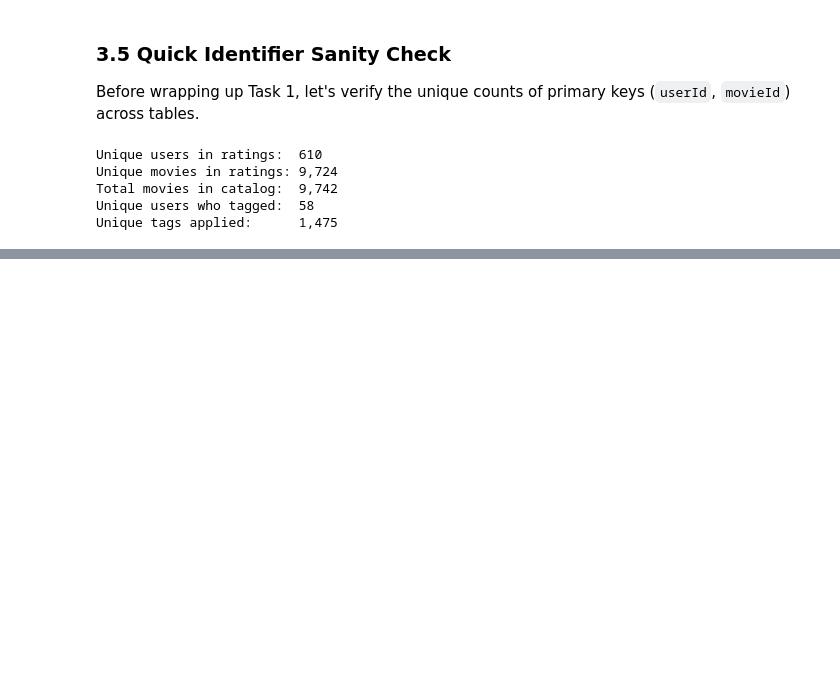
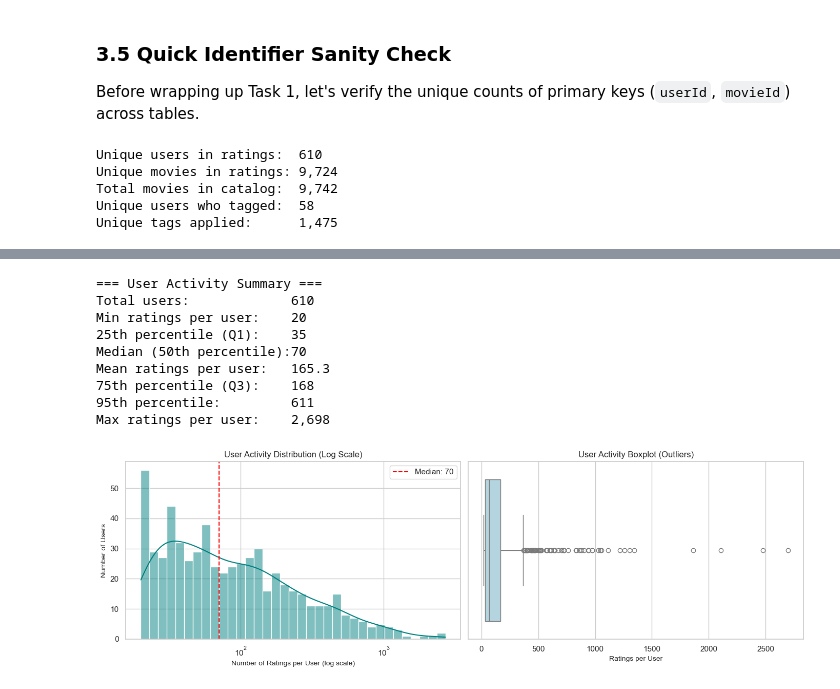
Before and after one commit to 2026-ADS-B1/team-B1-recsys, a Jupyter notebook: notebooks/eda_ratings.ipynb, the cells around one changed output, grey strips where cells are left out. Drawn from its saved outputs; the diff is of its cells as text; code cells hidden in the pictures; blank space fills up the shorter version.

```diff
--- a/notebooks/eda_ratings.ipynb
+++ b/notebooks/eda_ratings.ipynb
@@ -181,0 +280,43 @@ Unique tags applied:      1,475
+# %%
+# Group ratings by userId
+user_activity = ratings.groupby('userId').size()
+
+print('=== User Activity Summary ===')
+print(f"Total users:             {len(user_activity):,}")
+print(f"Min ratings per user:    {user_activity.min():,}")
+print(f"25th percentile (Q1):    {user_activity.quantile(0.25):.0f}")
+print(f"Median (50th percentile):{user_activity.median():.0f}")
+print(f"Mean ratings per user:   {user_activity.mean():.1f}")
+print(f"75th percentile (Q3):    {user_activity.quantile(0.75):.0f}")
+print(f"95th percentile:         {user_activity.quantile(0.95):.0f}")
+print(f"Max ratings per user:    {user_activity.max():,}")
+
+# Visualization: Long-tail distribution and Boxplot
+fig, (ax1, ax2) = plt.subplots(1, 2, figsize=(14, 4.5))
+
+# Subplot 1: Distribution with log scale
+sns.histplot(user_activity, bins=35, kde=True, color='teal', ax=ax1, log_scale=True)
+ax1.set_title('User Activity Distribution (Log Scale)', fontsize=12)
+ax1.set_xlabel('Number of Ratings per User (log scale)', fontsize=10)
+ax1.set_ylabel('Number of Users', fontsize=10)
+ax1.axvline(user_activity.median(), color='red', linestyle='--', label=f'Median: {user_activity.median():.0f}')
+ax1.legend()
+
+# Subplot 2: Boxplot
+sns.boxplot(x=user_activity, color='lightblue', ax=ax2)
+ax2.set_title('User Activity Boxplot (Outliers)', fontsize=12)
+ax2.set_xlabel('Ratings per User', fontsize=10)
+
+plt.tight_layout()
+plt.show()
+# %% [output]
+=== User Activity Summary ===
+Total users:             610
+Min ratings per user:    20
+25th percentile (Q1):    35
+Median (50th percentile):70
+Mean ratings per user:   165.3
+75th percentile (Q3):    168
+95th percentile:         611
+Max ratings per user:    2,698
+[figure, added]
```
Also changed, not shown: parts of 14 cells of this notebook.
